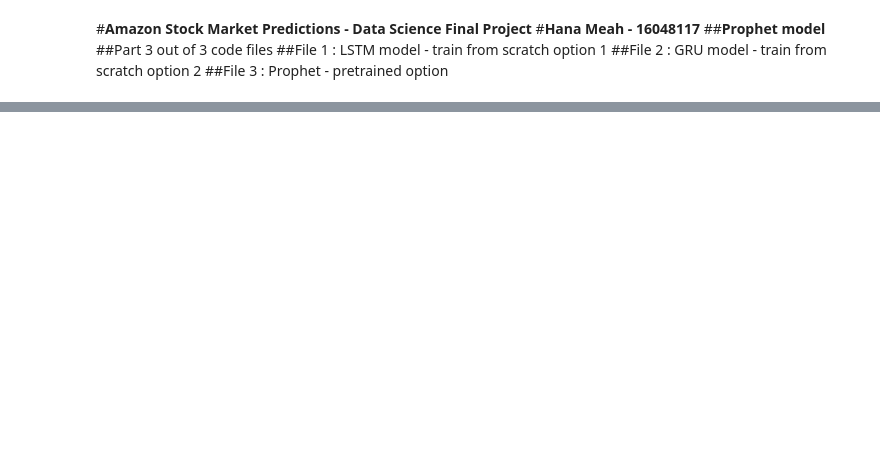
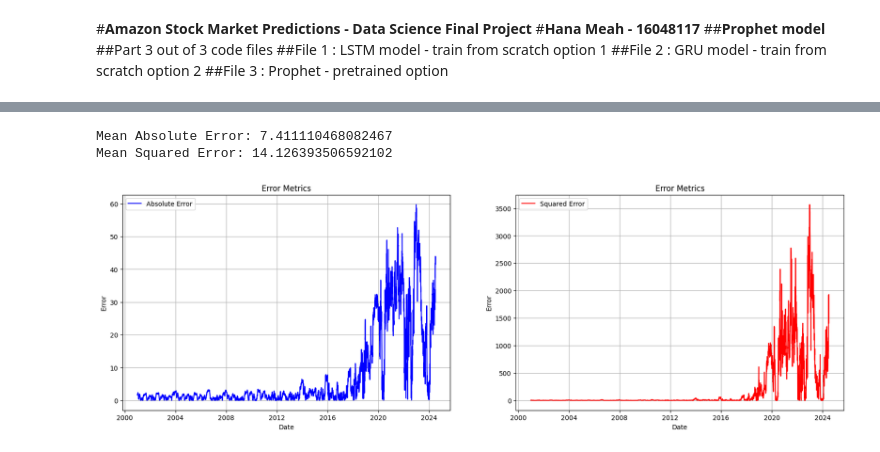
Before and after one commit to HanaMeah/DataStockFinalProject, a Jupyter notebook: Prophet_pretrained_option_DataScienceProject.ipynb, the cells around one changed output, grey strips where cells are left out. Drawn from its saved outputs; the diff is of its cells as text; code cells hidden in the pictures; blank space fills up the shorter version.

```diff
--- a/Prophet_pretrained_option_DataScienceProject.ipynb
+++ b/Prophet_pretrained_option_DataScienceProject.ipynb
@@ -59,0 +64,39 @@ plt.show()
+# %%
+# Merge actual and predicted values
+results = pd.merge(prophet_df[['ds', 'y']], forecast[['ds', 'yhat']], on='ds')
+
+# Calculate errors
+mae = mean_absolute_error(results['y'], results['yhat'])
+mse = np.sqrt(mean_squared_error(results['y'], results['yhat']))
+
+print(f'Mean Absolute Error: {mae}')
+print(f'Mean Squared Error: {mse}')
+# %% [output]
+Mean Absolute Error: 7.411110468082467
+Mean Squared Error: 14.126393506592102
+# %%
+# Create a 1x2 subplot layout
+plt.figure(figsize=(20, 6))
+
+# Plot error metrics over the test set
+errors = results[['ds', 'y', 'yhat']].copy()
+errors['absolute_error'] = abs(errors['y'] - errors['yhat'])
+errors['squared_error'] = (errors['y'] - errors['yhat']) ** 2
+
+plt.subplot(1, 2, 1)
+plt.plot(errors['ds'], errors['absolute_error'], label='Absolute Error', color='blue')
+plt.title('Error Metrics')
+plt.xlabel('Date')
+plt.ylabel('Error')
+plt.legend()
+plt.grid(True)
+
+plt.subplot(1, 2, 2)
+plt.plot(errors['ds'], errors['squared_error'], label='Squared Error', color='red')
+plt.title('Error Metrics')
+plt.xlabel('Date')
+plt.ylabel('Error')
+plt.legend()
+plt.grid(True)
+# %% [output]
+[figure, added]
```
Also changed, not shown: parts of 4 cells of this notebook.
